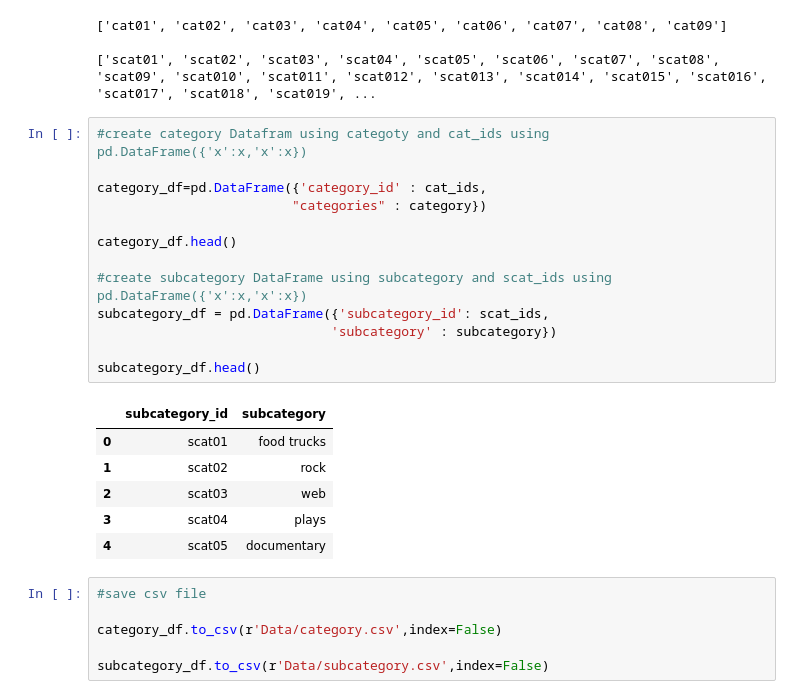
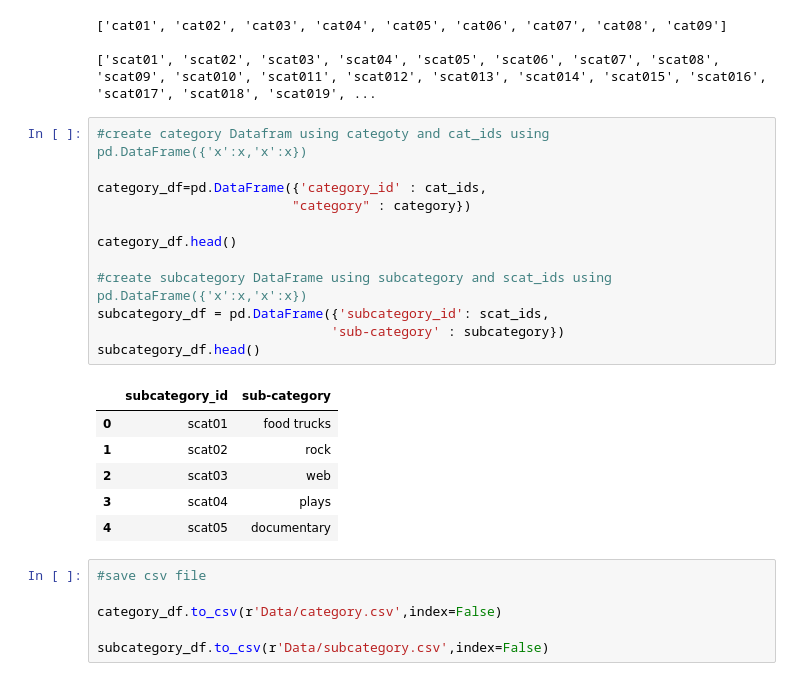
Before and after one commit to ericksonvo/crowdfunding_ETL, a Jupyter notebook: crowdfunding_analysis.ipynb, the cells around one changed output. Cells and saved outputs as stored; diff of their text form.

```diff
--- a/crowdfunding_analysis.ipynb
+++ b/crowdfunding_analysis.ipynb
@@ -229,18 +227,17 @@ print(scat_ids)
 # %%
 #create category Datafram using categoty and cat_ids using pd.DataFrame({'x':x,'x':x})
 
 category_df=pd.DataFrame({'category_id' : cat_ids,
-                         "categories" : category})
+                         "category" : category})
 
 category_df.head()
 
 #create subcategory DataFrame using subcategory and scat_ids using pd.DataFrame({'x':x,'x':x})
 subcategory_df = pd.DataFrame({'subcategory_id': scat_ids,
-                              'subcategory' : subcategory})
-
+                              'sub-category' : subcategory})
 subcategory_df.head()
 # %% [output]
-|  | subcategory_id | subcategory |
+|  | subcategory_id | sub-category |
 | 0 | scat01 | food trucks |
 | 1 | scat02 | rock |
 | 2 | scat03 | web |
```
Also changed, not shown: parts of 10 cells of this notebook, 3 other files.
